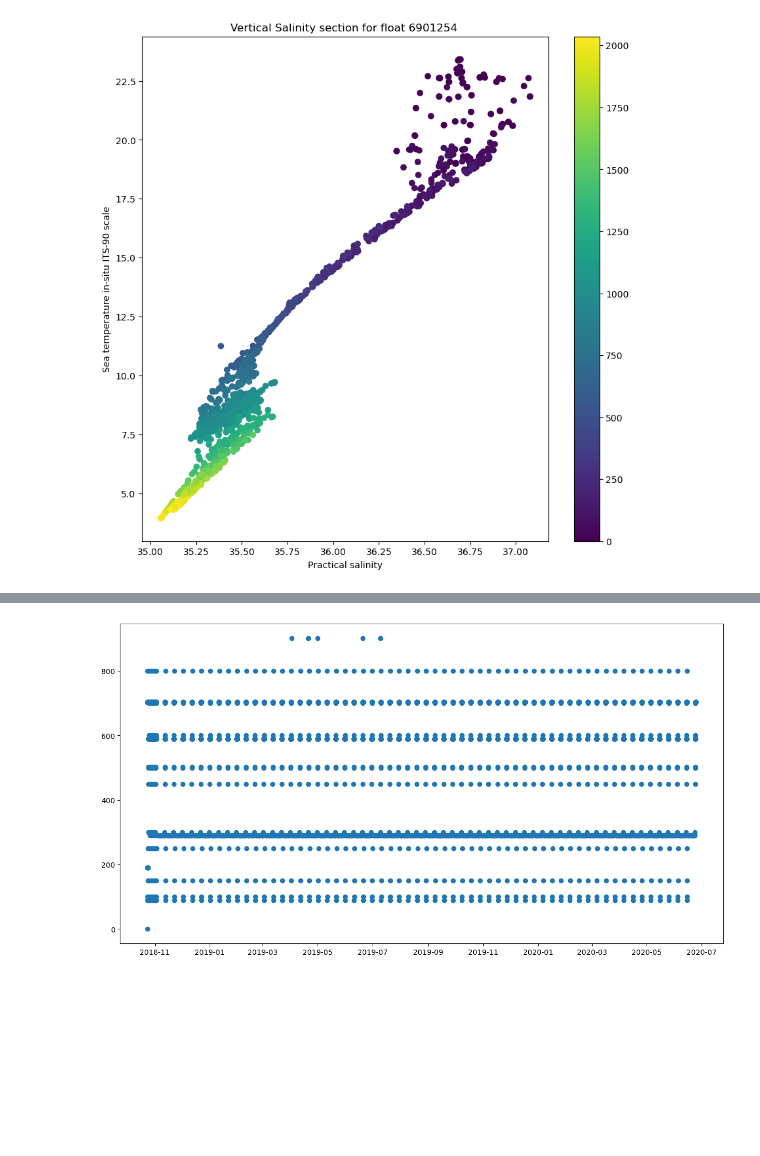
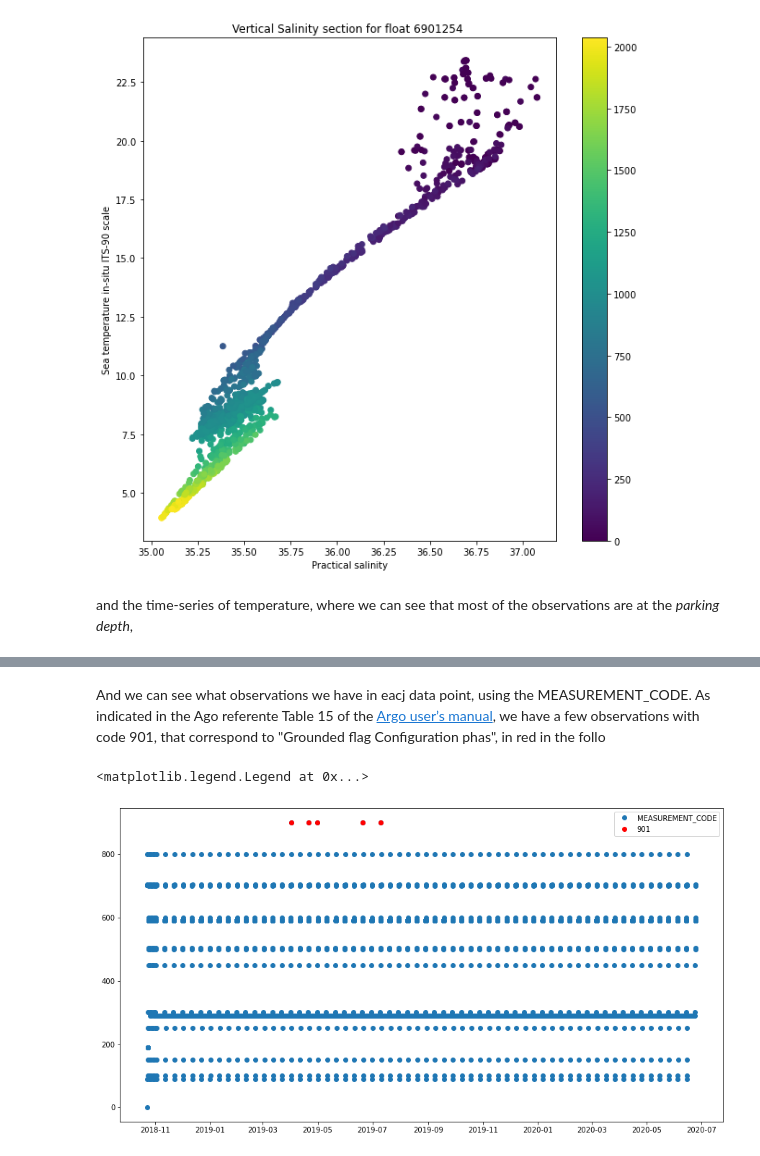
Before and after one commit to euroargodev/argoonlineschool, a Jupyter notebook: Lessons/L03_UsingArgoData/Chapter23_ArgoDatabyFloat_Traj.ipynb, the cells around one changed output, grey strips where cells are left out. Cells and saved outputs as stored; diff of their text form; code cells hidden in the pictures; blank space fills up the shorter version.

```diff
--- a/Lessons/L03_UsingArgoData/Chapter23_ArgoDatabyFloat_Traj.ipynb
+++ b/Lessons/L03_UsingArgoData/Chapter23_ArgoDatabyFloat_Traj.ipynb
@@ -57,6 +69,8 @@ ax.set_ylabel(f"{Rtraj.TEMP.long_name}")
 fig.colorbar(sc);
 # %% [output]
 [figure]
+# %% [markdown]
+and the time-series of temperature, where we can see that most of the observations are at the *parking depth*,
 # %%
 fig,ax = plt.subplots(figsize=(15,8))
 ax.plot(Rtraj.JULD,Rtraj.PRES,'-')
@@ -67,8 +81,13 @@ ax.invert_yaxis()
 fig.colorbar(sc);
 # %% [output]
 [figure]
+# %% [markdown]
+And we can see what observations we have in eacj data point, using the MEASUREMENT_CODE. As indicated in the Ago referente Table 15 of the [Argo user’s manual](https://archimer.ifremer.fr/doc/00187/29825/), we have a few observations with code 901, that correspond to "Grounded flag Configuration phas", in red in the follo
 # %%
 fig,ax = plt.subplots(figsize=(15,8))
-ax.plot(Rtraj.JULD,Rtraj.MEASUREMENT_CODE,'o');
+ax.plot(Rtraj.JULD,Rtraj.MEASUREMENT_CODE,'o',label='MEASUREMENT_CODE');
+ax.plot(Rtraj.JULD[Rtraj.MEASUREMENT_CODE==901],Rtraj.MEASUREMENT_CODE[Rtraj.MEASUREMENT_CODE==901],'ro',label='901');
+ax.legend()
 # %% [output]
+<matplotlib.legend.Legend at 0x...>
-[figure, old version]
+[figure, new version]
```
Also changed, not shown: parts of 7 cells of this notebook, 4 other files.
